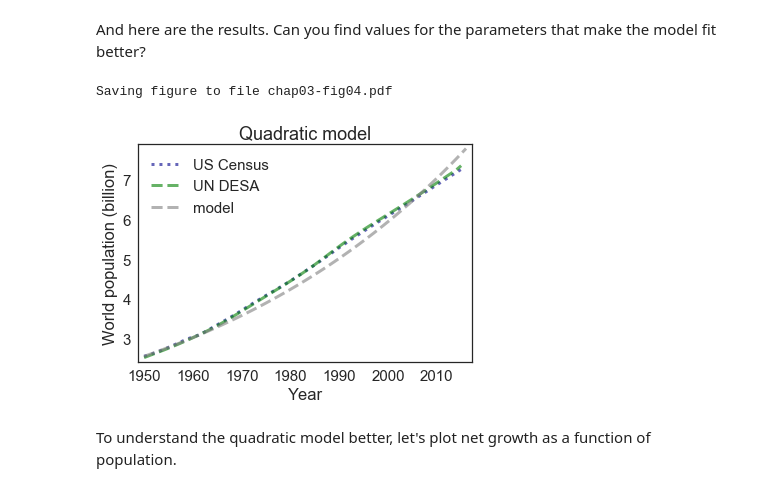
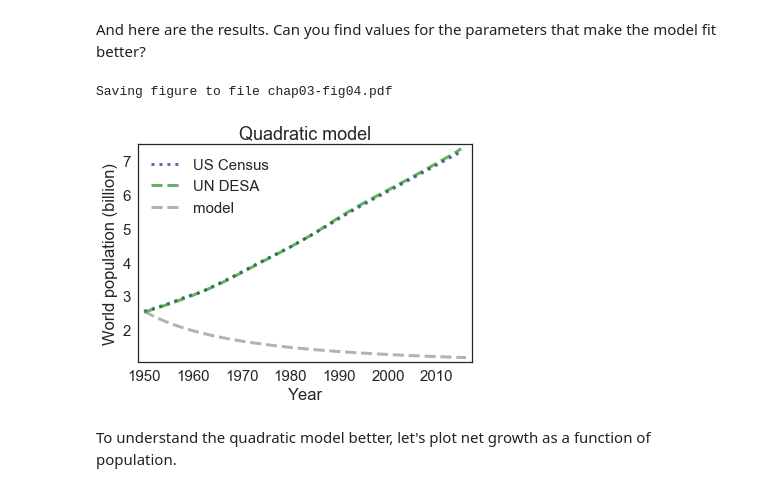
Before and after one commit to hadleigh-000/ModSimPy, a Jupyter notebook: code/chap03mine.ipynb, the cells around one changed output. Saved outputs shown, nothing was run; the diff lists cells and outputs as text; code cells hidden in the pictures.

```diff
--- a/code/chap03mine.ipynb
+++ b/code/chap03mine.ipynb
@@ -554,7 +557,7 @@ def run_simulation(system, update_func):
     results = TimeSeries()
     results[system.t0] = system.p0
     for t in linrange(system.t0, system.t_end):
-        results[t+1] = update_func1(results[t], t, system)
+        results[t+1] = update_func(results[t], t, system)
     system.results = results
 # %% [markdown]
 Here's how we use it.
@@ -573,6 +578,8 @@ plot_results(system, title='Proportional model, factored')
 # %% [markdown]
 Since births and deaths get added up, we don't have to compute them separately.  We can combine the birth and death rates into a single net growth rate.
 # %%
+system.alpha = .04
+
 def update_func1b(pop, t, system):
     """Compute the population next year.
 
@@ -587,7 +594,11 @@ def update_func1b(pop, t, system):
 # %% [markdown]
 Here's how it works:
 # %%
-system.alpha = system.birth_rate - system.death_rate
+system.alpha = .5
+
+
+
+
 
 run_simulation(system, update_func1b)
 plot_results(system, title='Proportional model, combined birth and death')
@@ -610,6 +621,6 @@ def update_func1c(pop, t, system):
 
 
 system.alpha1 = .01
-system.alpha2 = -.02
+system.alpha2 = -4
 
 # I wasn't quite sure what to do here, I used if statements idk if it worked. The graph looks suspiciously similar.
@@ -640,17 +660,17 @@ And here are the results.  Can you find values for the parameters that make the
 # %%
 # something is very broken with the graphs maybe? It doesn't seems to be changing?
 
 system.alpha = .02
-system.beta = -.07
+system.beta = -.02
 
 run_simulation(system, update_func2)
 
 
 plot_results(system, title='Quadratic model')
 savefig('chap03-fig04.pdf')
 # %% [output]
 Saving figure to file chap03-fig04.pdf
-[figure, old version]
+[figure, new version]
 # %% [markdown]
 To understand the quadratic model better, let's plot net growth as a function of population.
 # %%
```
Also changed, not shown: parts of 6 cells of this notebook, 4 other files.
